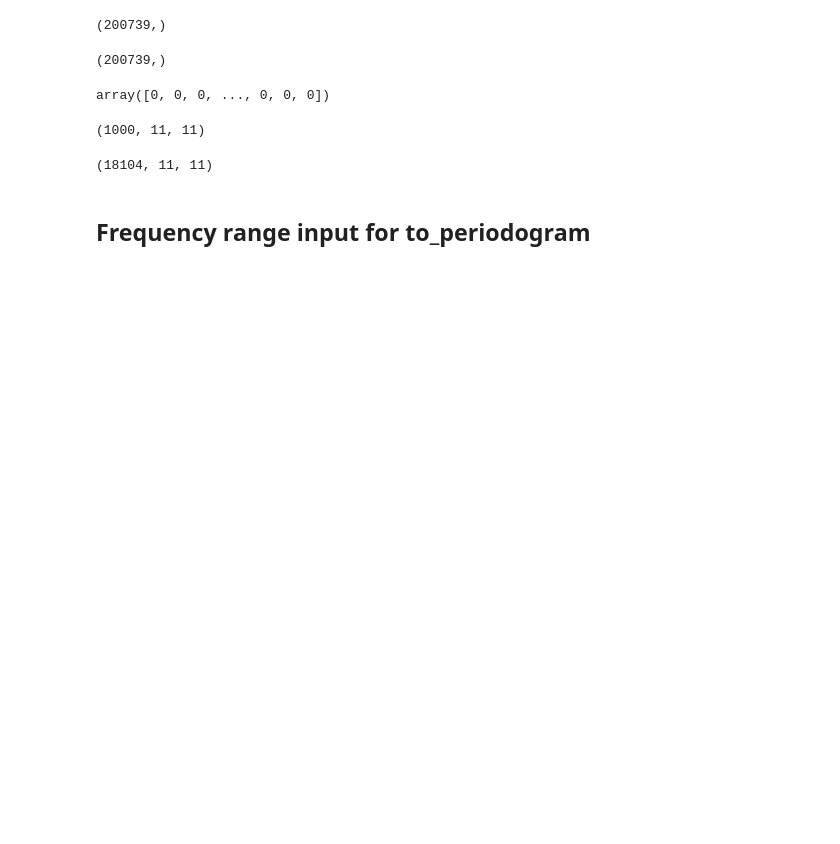
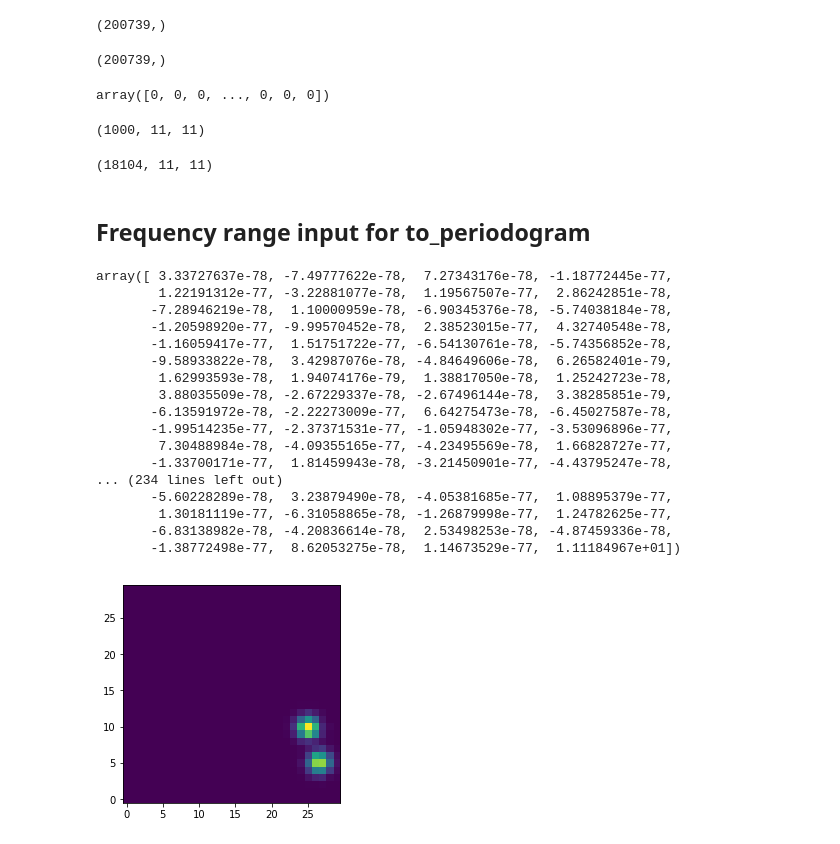
Before and after one commit to Higgins00/AstroResearch, a Jupyter notebook: Research.ipynb, the cells around one changed output. Cells and saved outputs as stored; diff of their text form; code cells hidden in the pictures; blank space fills up the shorter version.

```diff
--- a/Research.ipynb
+++ b/Research.ipynb
@@ -2268,3 +2268,25 @@ tpf.shape
 (18104, 11, 11)
 # %% [markdown]
 ## Frequency range input for to_periodogram
+# %%
+x = Simulate_Random_Image(separation=5)
+plt.imshow(x[0][0],origin=0)
+# %% [output]
+array([ 3.33727637e-78, -7.49777622e-78,  7.27343176e-78, -1.18772445e-77,
+        1.22191312e-77, -3.22881077e-78,  1.19567507e-77,  2.86242851e-78,
+       -7.28946219e-78,  1.10000959e-78, -6.90345376e-78, -5.74038184e-78,
+       -1.20598920e-77, -9.99570452e-78,  2.38523015e-77,  4.32740548e-78,
+       -1.16059417e-77,  1.51751722e-77, -6.54130761e-78, -5.74356852e-78,
+       -9.58933822e-78,  3.42987076e-78, -4.84649606e-78,  6.26582401e-79,
+        1.62993593e-78,  1.94074176e-79,  1.38817050e-78,  1.25242723e-78,
+        3.88035509e-78, -2.67229337e-78, -2.67496144e-78,  3.38285851e-79,
+       -6.13591972e-78, -2.22273009e-77,  6.64275473e-78, -6.45027587e-78,
+       -1.99514235e-77, -2.37371531e-77, -1.05948302e-77, -3.53096896e-77,
+        7.30488984e-78, -4.09355165e-77, -4.23495569e-78,  1.66828727e-77,
+       -1.33700171e-77,  1.81459943e-78, -3.21450901e-77, -4.43795247e-78,
+... (234 lines left out)
+       -5.60228289e-78,  3.23879490e-78, -4.05381685e-77,  1.08895379e-77,
+        1.30181119e-77, -6.31058865e-78, -1.26879998e-77,  1.24782625e-77,
+       -6.83138982e-78, -4.20836614e-78,  2.53498253e-78, -4.87459336e-78,
+       -1.38772498e-77,  8.62053275e-78,  1.14673529e-77,  1.11184967e+01])
+[figure, added]
```
Also changed, not shown: parts of 16 cells of this notebook.
